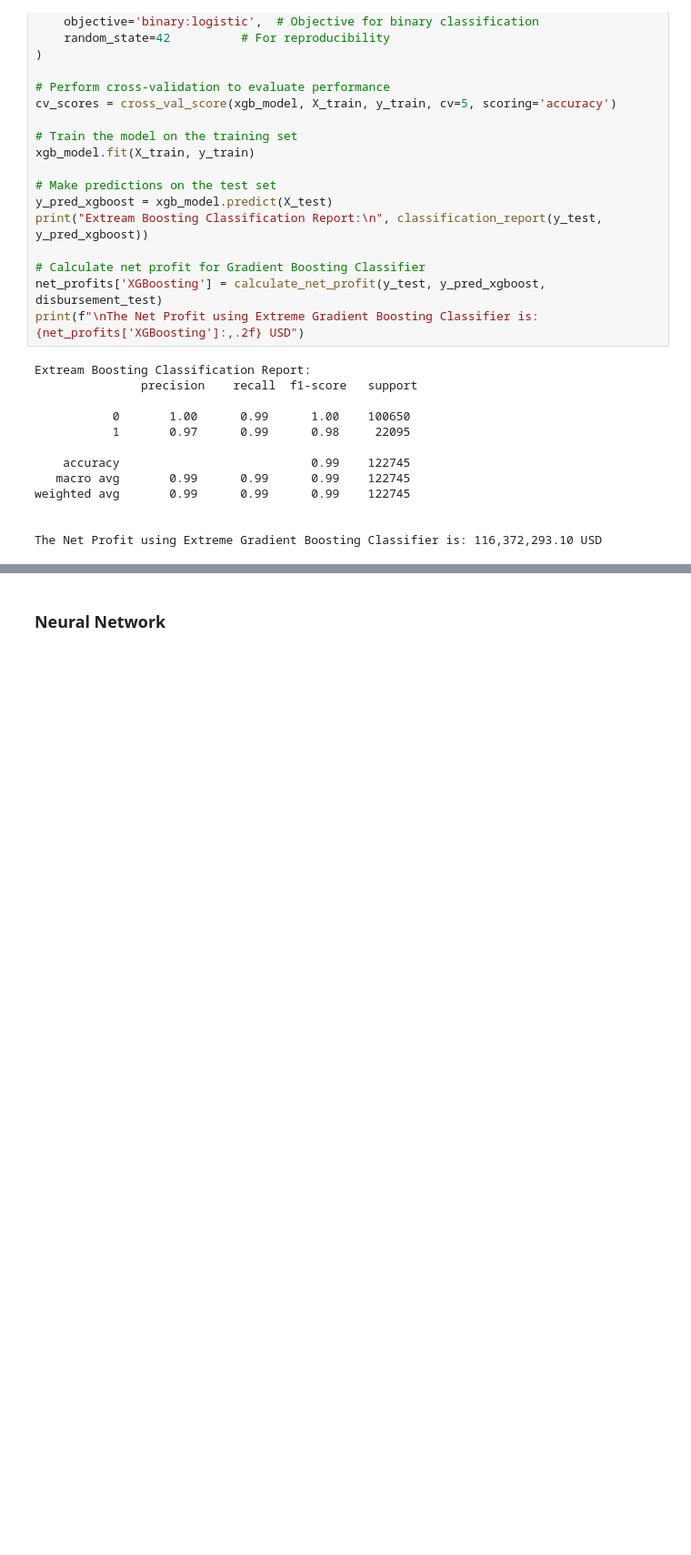
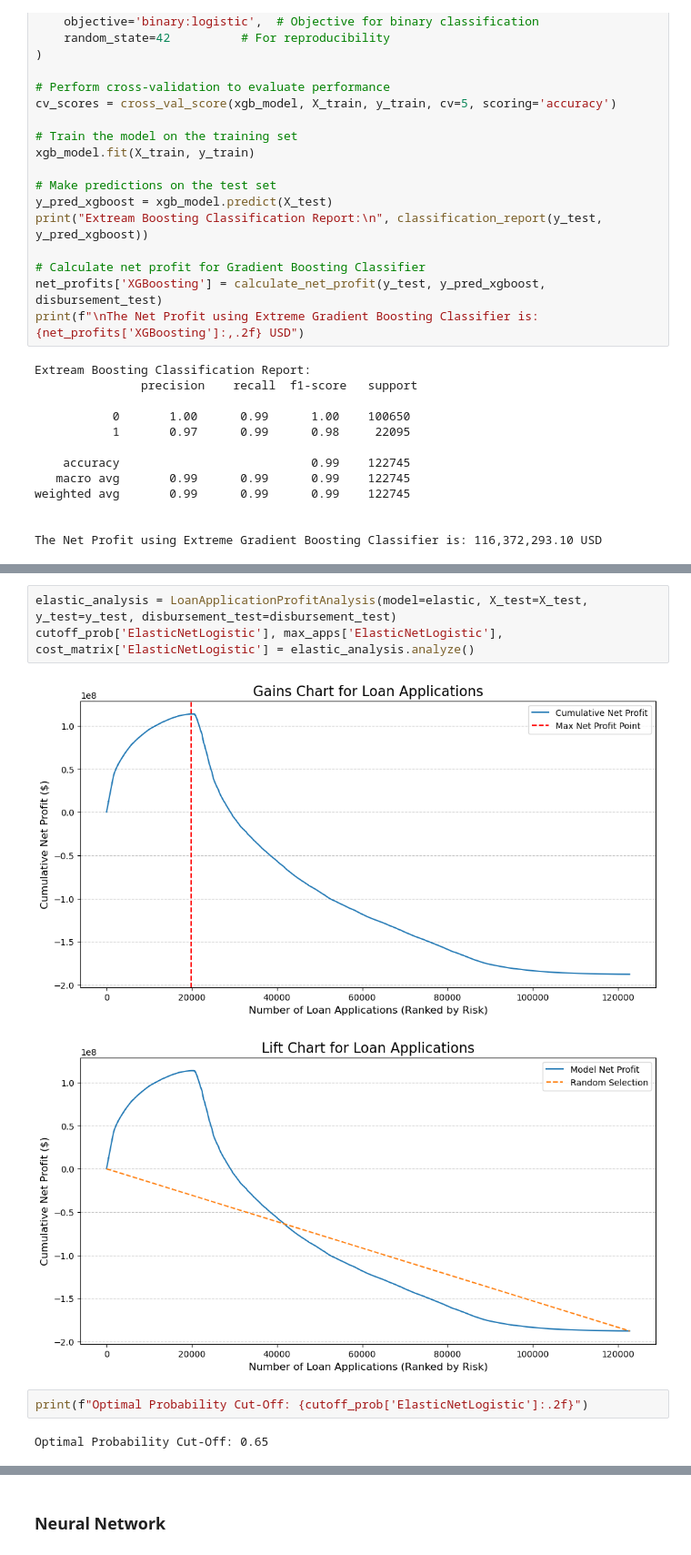
Before and after one commit to amogh2004/SBA-Loan-Default-Classification, a Jupyter notebook: DataModeling_Final.ipynb, the cells around one changed output, grey strips where cells are left out. Shown at 91% size. Drawn from its saved outputs; the diff is of its cells as text; blank space fills up the shorter version.

```diff
--- a/DataModeling_Final.ipynb
+++ b/DataModeling_Final.ipynb
@@ -451,0 +691,10 @@ Optimal Probability Cut-Off: 0.33
+# %%
+elastic_analysis = LoanApplicationProfitAnalysis(model=elastic, X_test=X_test, y_test=y_test, disbursement_test=disbursement_test)
+cutoff_prob['ElasticNetLogistic'], max_apps['ElasticNetLogistic'], cost_matrix['ElasticNetLogistic'] = elastic_analysis.analyze()
+# %% [output]
+[figure, added]
+[figure, added]
+# %%
+print(f"Optimal Probability Cut-Off: {cutoff_prob['ElasticNetLogistic']:.2f}")
+# %% [output]
+Optimal Probability Cut-Off: 0.65
```
Also changed, not shown: parts of 87 cells of this notebook.
